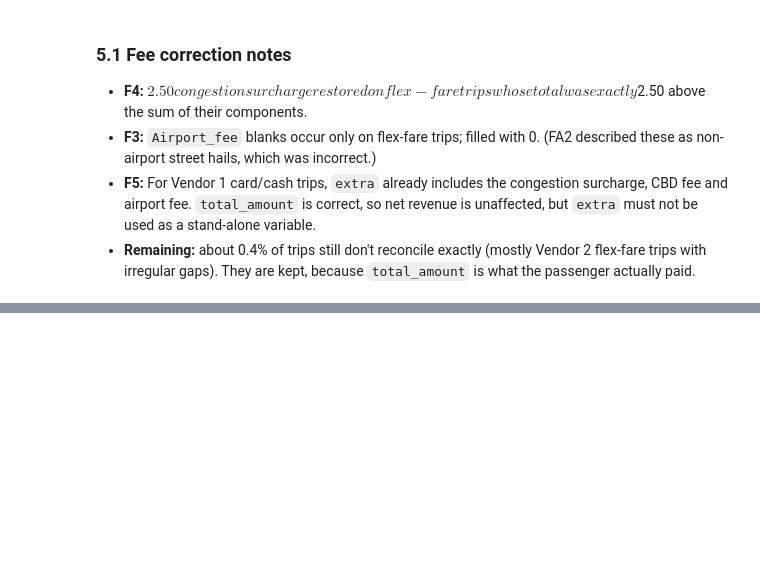
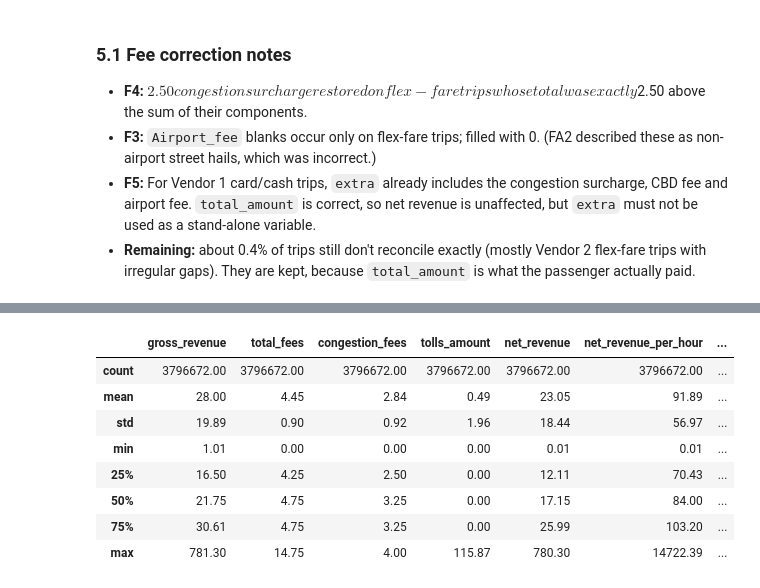
Before and after one commit to VicenteAlfonsoB/nyc-taxi-fleet-optimization, a Jupyter notebook: notebooks/01_abt.ipynb, the cells around one changed output, grey strips where cells are left out. Drawn from its saved outputs; the diff is of its cells as text; code cells hidden in the pictures; blank space fills up the shorter version.

Commit message:
ABT: engineered revenue, fee, time and tier fields (D1–D5)

```diff
--- a/notebooks/01_abt.ipynb
+++ b/notebooks/01_abt.ipynb
@@ -325,0 +354,29 @@ print(f"Overall: {reconciles.mean():.2%} of trips reconcile | {(~reconciles).sum
+# %%
+df["gross_revenue"] = df["total_amount"]
+df["total_fees"] = df[FEE_COLS].sum(axis=1)
+df["congestion_fees"] = df["cbd_congestion_fee"] + df["congestion_surcharge"]
+
+df["net_revenue"] = df["gross_revenue"] - df["total_fees"] - df["tolls_amount"]   # D1
+df["net_revenue_per_hour"] = df["net_revenue"] / df["duration_min"] * 60          # uncapped
+
+df["fee_impact_pct"] = df["total_fees"] / df["gross_revenue"] * 100
+df["congestion_fee_pct"] = df["congestion_fees"] / df["gross_revenue"] * 100
+
+# Self-checks: every value must be valid before anything downstream uses it
+assert (df["gross_revenue"] > 0).all(), "Zero or negative gross revenue"
+assert (df["duration_min"] > 0).all(), "Zero duration would divide by zero"
+assert (df["net_revenue"] > 0).all(), "Net revenue must be positive"
+assert df[["total_fees", "net_revenue", "net_revenue_per_hour", "fee_impact_pct"]].notna().all().all()
+
+df[["gross_revenue", "total_fees", "congestion_fees", "tolls_amount",
+    "net_revenue", "net_revenue_per_hour", "fee_impact_pct", "congestion_fee_pct"]].describe().round(2)
+# %% [output]
+|  | gross_revenue | total_fees | congestion_fees | tolls_amount | net_revenue | net_revenue_per_hour | ... |
+| count | 3796672.00 | 3796672.00 | 3796672.00 | 3796672.00 | 3796672.00 | 3796672.00 | ... |
+| mean | 28.00 | 4.45 | 2.84 | 0.49 | 23.05 | 91.89 | ... |
+| std | 19.89 | 0.90 | 0.92 | 1.96 | 18.44 | 56.97 | ... |
+| min | 1.01 | 0.00 | 0.00 | 0.00 | 0.01 | 0.01 | ... |
+| 25% | 16.50 | 4.25 | 2.50 | 0.00 | 12.11 | 70.43 | ... |
+| 50% | 21.75 | 4.75 | 3.25 | 0.00 | 17.15 | 84.00 | ... |
+| 75% | 30.61 | 4.75 | 3.25 | 0.00 | 25.99 | 103.20 | ... |
+| max | 781.30 | 14.75 | 4.00 | 115.87 | 780.30 | 14722.39 | ... |
```
Also changed, not shown: parts of 8 cells of this notebook.
